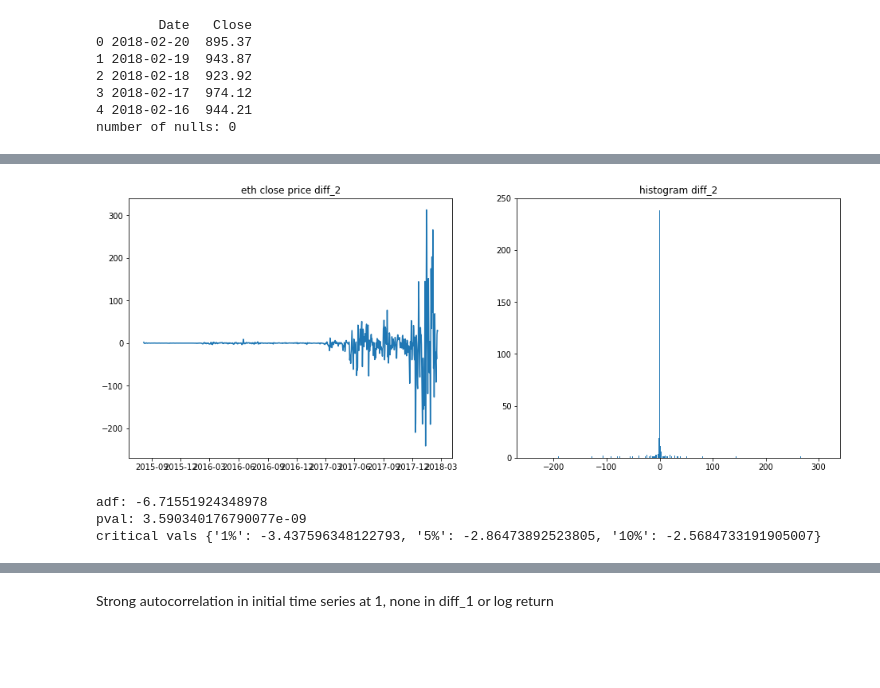
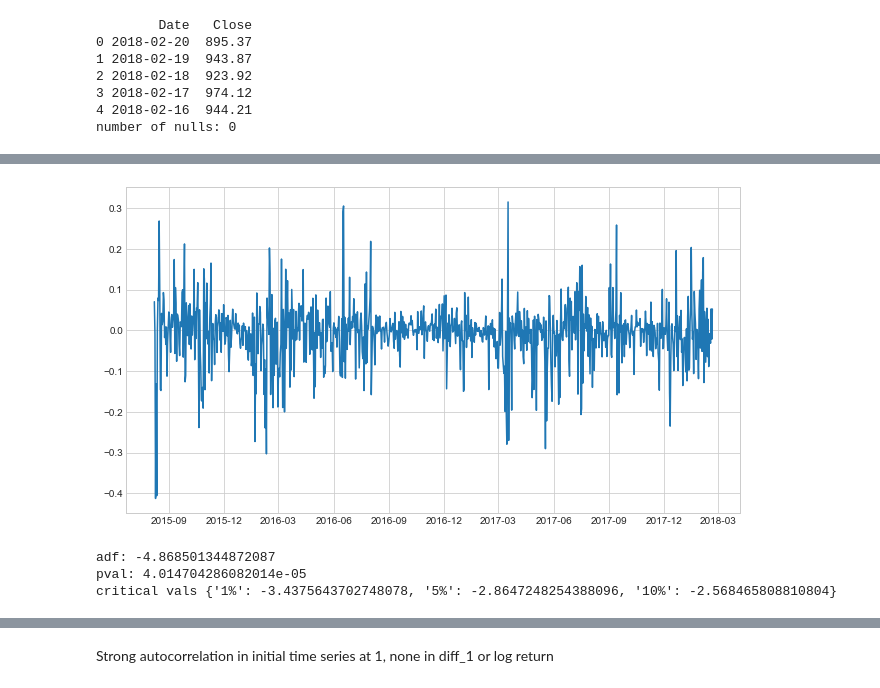
Before and after one commit to brianmcguckin/thinkful_unit_06_specializations, a Jupyter notebook: 06_01_06_challenge_time_series_analysis.ipynb, the cells around one changed output, grey strips where cells are left out. Drawn from its saved outputs; the diff is of its cells as text; code cells hidden in the pictures; blank space fills up the shorter version.

```diff
--- a/06_01_06_challenge_time_series_analysis.ipynb
+++ b/06_01_06_challenge_time_series_analysis.ipynb
@@ -16,6 +16,7 @@ import warnings
 
 %matplotlib inline
 warnings.filterwarnings('ignore')
+sns.set_style('whitegrid')
 # %%
 eth_price_raw = pd.read_csv('ethereum_price.csv')
 eth_price_raw.head()
@@ -107,24 +105,19 @@ adf: -5.452774224086341
 pval: 2.6218254367199483e-06
 critical vals {'1%': -3.4375883271133243, '5%': -2.8647353885968214, '10%': -2.568471435365895}
 # %%
-eth_price['diff_2'] = eth_price.Close - eth_price.Close.shift(2)
+eth_price['log_return'] = (np.log(eth_price.Close)
+                           - np.log(eth_price.Close.shift(1)))
 
-plt.figure(figsize=(16,6))
-plt.subplot(121)
-plt.plot(eth_price['Date'], eth_price['diff_2'])
-plt.title('eth close price diff_2')
-
-plt.subplot(122)
-plt.hist(eth_price['diff_2'][2:], bins='auto')
-plt.title('histogram diff_2')
+plt.figure(figsize=(11,6))
+plt.plot(eth_price['Date'][1:-1], eth_price['log_return'][1:-1])
 plt.show()
 
 print('adf: {0}\npval: {1}\ncritical vals {2}'.format(
-    adfuller(eth_price['diff_2'][2:])[0],
-    adfuller(eth_price['diff_2'][2:])[1],
-    adfuller(eth_price['diff_2'][2:])[4]))
+    adfuller(eth_price['log_return'][1:])[0],
+    adfuller(eth_price['log_return'][1:])[1],
+    adfuller(eth_price['log_return'][1:])[4]))
 # %% [output]
-[figure, old version]
+[figure, new version]
-adf: -6.71551924348978
-pval: 3.590340176790077e-09
-critical vals {'1%': -3.437596348122793, '5%': -2.86473892523805, '10%': -2.5684733191905007}
+adf: -4.868501344872087
+pval: 4.014704286082014e-05
+critical vals {'1%': -3.4375643702748078, '5%': -2.8647248254388096, '10%': -2.568465808810804}
```
Also changed, not shown: parts of 14 cells of this notebook, 1 other file.
